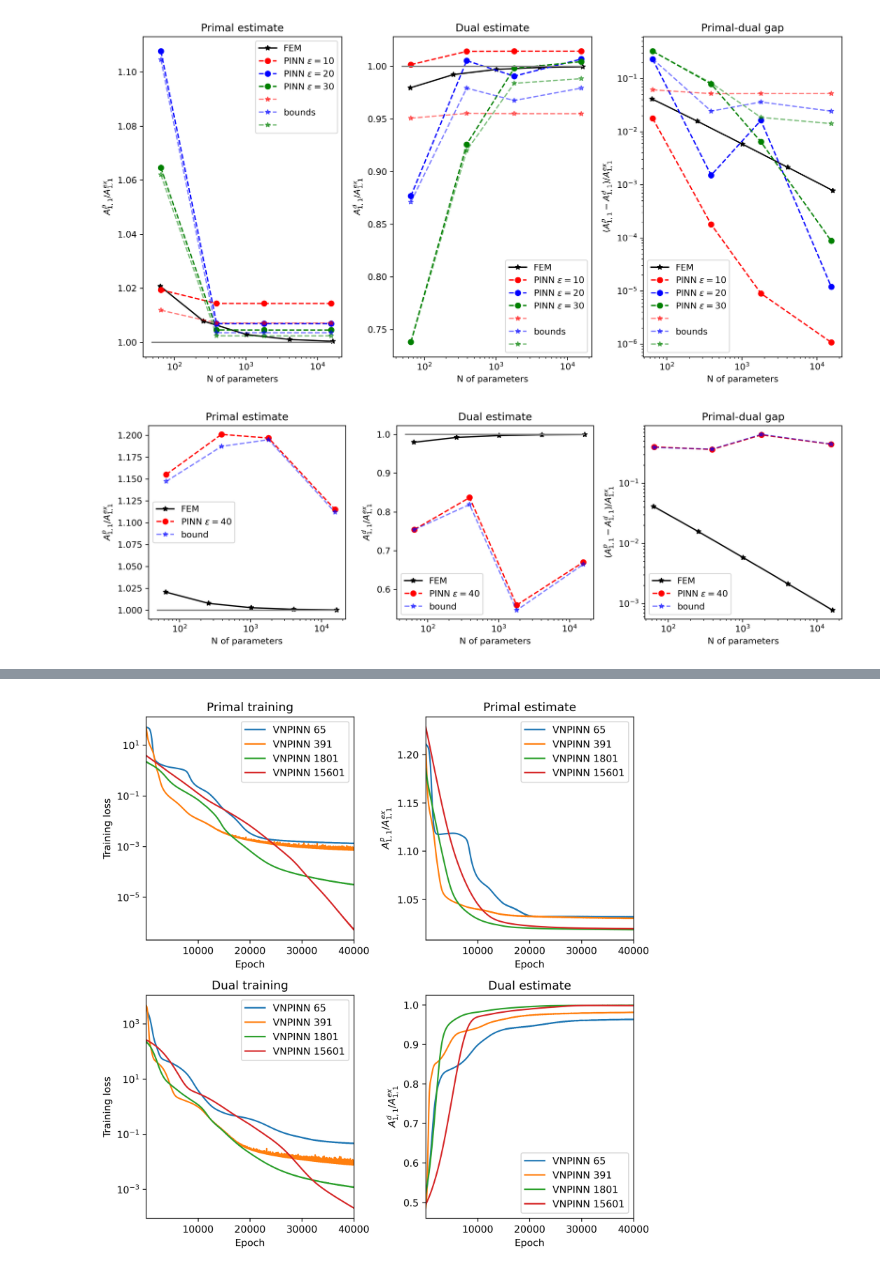
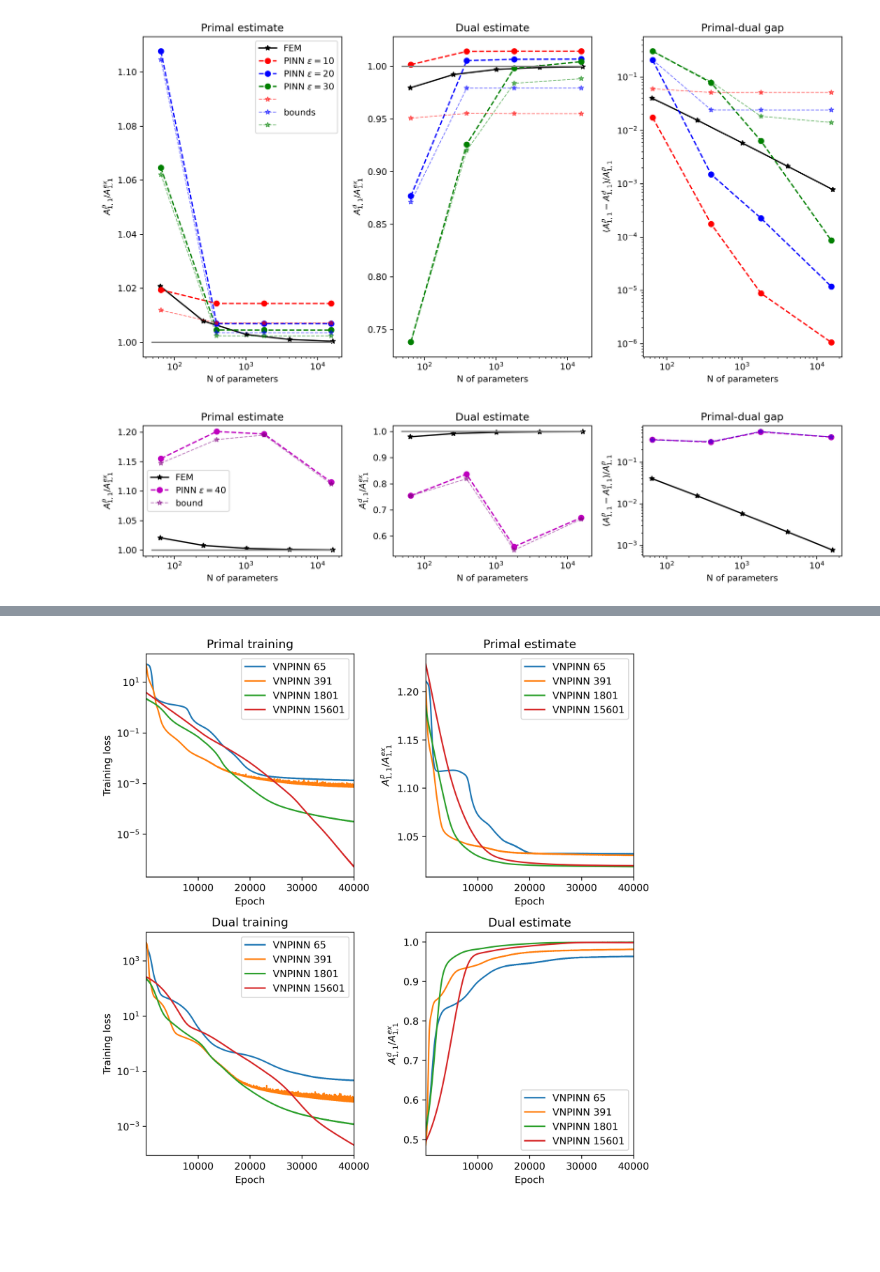
Before and after one commit to LiyaGaynutdinova/Homogenization-VPINN, a Jupyter notebook: draw_comparison.ipynb, the cells around one changed output, grey strips where cells are left out. Saved outputs shown, nothing was run; the diff lists cells and outputs as text; code cells hidden in the pictures; blank space fills up the shorter version.

```diff
--- a/draw_comparison.ipynb
+++ b/draw_comparison.ipynb
@@ -144,9 +142,9 @@ axs[0].plot((grid_size-1)**2, upper_bounds_FE/A_ex, 'k-*')
 axs[0].plot(par_size, upper_bounds_PINN_10/A_ex, 'r--o')
 axs[0].plot(par_size, upper_bounds_PINN_20/A_ex, 'b--o')
 axs[0].plot(par_size, upper_bounds_PINN_30/A_ex, 'g--o')
-axs[0].plot(par_size, upper_bounds_PINN_i_10/A_ex, 'r--*', alpha=0.5)
-axs[0].plot(par_size, upper_bounds_PINN_i_20/A_ex, 'b--*', alpha=0.5)
-axs[0].plot(par_size, upper_bounds_PINN_i_30/A_ex, 'g--*', alpha=0.5)
+axs[0].plot(par_size, upper_bounds_PINN_i_10/A_ex, 'r--*', alpha=0.5, linewidth=1)
+axs[0].plot(par_size, upper_bounds_PINN_i_20/A_ex, 'b--*', alpha=0.5, linewidth=1)
+axs[0].plot(par_size, upper_bounds_PINN_i_30/A_ex, 'g--*', alpha=0.5, linewidth=1)
 axs[0].plot(pars, a_ex, c='grey')
 axs[0].set_xlabel('N of parameters')
 axs[0].set_ylabel('$A^p_{1,1} / A^{ex}_{1,1}$')
@@ -158,66 +156,66 @@ axs[1].plot((grid_size-1)**2, lower_bounds_FE/A_ex, 'k-*')
 axs[1].plot(par_size, lower_bounds_PINN_10/A_ex, 'r--o')
 axs[1].plot(par_size, lower_bounds_PINN_20/A_ex, 'b--o')
 axs[1].plot(par_size, lower_bounds_PINN_30/A_ex, 'g--o')
-axs[1].plot(par_size, lower_bounds_PINN_i_10/A_ex, 'r--*', alpha=0.5)
-axs[1].plot(par_size, lower_bounds_PINN_i_20/A_ex, 'b--*', alpha=0.5)
-axs[1].plot(par_size, lower_bounds_PINN_i_30/A_ex, 'g--*', alpha=0.5)
+axs[1].plot(par_size, lower_bounds_PINN_i_10/A_ex, 'r--*', alpha=0.5, linewidth=1)
+axs[1].plot(par_size, lower_bounds_PINN_i_20/A_ex, 'b--*', alpha=0.5, linewidth=1)
+axs[1].plot(par_size, lower_bounds_PINN_i_30/A_ex, 'g--*', alpha=0.5, linewidth=1)
 axs[1].plot(pars, a_ex, c='grey')
 axs[1].set_xlabel('N of parameters')
 axs[1].set_ylabel('$A^d_{1,1} / A^{ex}_{1,1}$')
-axs[1].legend(['FEM', 'PINN $\epsilon =10$', 'PINN $\epsilon =20$', 'PINN $\epsilon =30$', '', 'bounds', ''])
+#axs[1].legend(['FEM', 'PINN $\epsilon =10$', 'PINN $\epsilon =20$', 'PINN $\epsilon =30$', '', 'bounds', ''])
 axs[1].set_xscale('log')
 axs[1].set_title('Dual estimate')
 
-axs[2].plot((grid_size-1)**2, (upper_bounds_FE-lower_bounds_FE)/A_ex, 'k-*')
-axs[2].plot(par_size, (upper_bounds_PINN_10-lower_bounds_PINN_10)/A_ex, 'r--o')
-axs[2].plot(par_size, (upper_bounds_PINN_20-lower_bounds_PINN_20)/A_ex, 'b--o')
-axs[2].plot(par_size, (upper_bounds_PINN_30-lower_bounds_PINN_30)/A_ex, 'g--o')
-axs[2].plot(par_size, (upper_bounds_PINN_i_10-lower_bounds_PINN_i_10)/A_ex, 'r--*', alpha=0.5)
-axs[2].plot(par_size, (upper_bounds_PINN_i_20-lower_bounds_PINN_i_20)/A_ex, 'b--*', alpha=0.5)
-axs[2].plot(par_size, (upper_bounds_PINN_i_30-lower_bounds_PINN_i_30)/A_ex, 'g--*', alpha=0.5)
+axs[2].plot((grid_size-1)**2, (upper_bounds_FE-lower_bounds_FE)/upper_bounds_FE, 'k-*')
+axs[2].plot(par_size, (upper_bounds_PINN_10-lower_bounds_PINN_10)/upper_bounds_PINN_10, 'r--o')
+axs[2].plot(par_size, (upper_bounds_PINN_20-lower_bounds_PINN_20)/upper_bounds_PINN_20, 'b--o')
+axs[2].plot(par_size, (upper_bounds_PINN_30-lower_bounds_PINN_30)/upper_bounds_PINN_30, 'g--o')
+axs[2].plot(par_size, (upper_bounds_PINN_i_10-lower_bounds_PINN_i_10)/upper_bounds_PINN_i_10, 'r--*', alpha=0.5, linewidth=1)
+axs[2].plot(par_size, (upper_bounds_PINN_i_20-lower_bounds_PINN_i_20)/upper_bounds_PINN_i_20, 'b--*', alpha=0.5, linewidth=1)
+axs[2].plot(par_size, (upper_bounds_PINN_i_30-lower_bounds_PINN_i_30)/upper_bounds_PINN_i_30, 'g--*', alpha=0.5, linewidth=1)
 axs[2].set_xlabel('N of parameters')
-axs[2].set_ylabel('$(A^p_{1,1}-A^d_{1,1}) / A^{ex}_{1,1}$')
-axs[2].legend(['FEM', 'PINN $\epsilon =10$', 'PINN $\epsilon =20$', 'PINN $\epsilon =30$', '', 'bounds', ''])
+axs[2].set_ylabel('$(A^p_{1,1}-A^d_{1,1}) / A^p_{1,1}$')
+#axs[2].legend(['FEM', 'PINN $\epsilon =10$', 'PINN $\epsilon =20$', 'PINN $\epsilon =30$', '', 'bounds', ''])
 axs[2].set_xscale('log')
 axs[2].set_yscale('log')
 axs[2].set_title('Primal-dual gap')
 
 plt.tight_layout()
 # %% [output]
-[figure, old version]
+[figure, new version]
 # %%
-fig, axs = plt.subplots(nrows=1, ncols=3, figsize=(12,4), dpi=300)
+fig, axs = plt.subplots(nrows=1, ncols=3, figsize=(12,3), dpi=300)
 
 axs[0].plot((grid_size-1)**2, upper_bounds_FE/A_ex, 'k-*')
-axs[0].plot(par_size, upper_bounds_PINN_40/A_ex, 'r--o')
-axs[0].plot(par_size, upper_bounds_PINN_i_40/A_ex, 'b--*', alpha=0.5)
+axs[0].plot(par_size, upper_bounds_PINN_40/A_ex, 'm--o')
+axs[0].plot(par_size, upper_bounds_PINN_i_40/A_ex, '--*', alpha=0.5, c=[0.5, 0, 0.5], linewidth=1)
 axs[0].plot(pars, a_ex, c='grey')
 axs[0].set_xlabel('N of parameters')
 axs[0].set_ylabel('$A^p_{1,1} / A^{ex}_{1,1}$')
 axs[0].legend(['FEM', 'PINN $\epsilon = 40$', 'bound'])
 axs[0].set_xscale('log')
 axs[0].set_title('Primal estimate')
 
 axs[1].plot((grid_size-1)**2, lower_bounds_FE/A_ex, 'k-*')
-axs[1].plot(par_size, lower_bounds_PINN_40/A_ex, 'r--o')
-axs[1].plot(par_size, lower_bounds_PINN_i_40/A_ex, 'b--*', alpha=0.5)
+axs[1].plot(par_size, lower_bounds_PINN_40/A_ex, 'm--o')
+axs[1].plot(par_size, lower_bounds_PINN_i_40/A_ex, '--*', alpha=0.5, c=[0.5, 0, 0.5], linewidth=1)
 axs[1].plot(pars, a_ex, c='grey')
 axs[1].set_xlabel('N of parameters')
 axs[1].set_ylabel('$A^d_{1,1} / A^{ex}_{1,1}$')
-axs[1].legend(['FEM', 'PINN $\epsilon = 40$', 'bound'])
+#axs[1].legend(['FEM', 'PINN $\epsilon = 40$', 'bound'])
 axs[1].set_xscale('log')
 axs[1].set_title('Dual estimate')
 
-axs[2].plot((grid_size-1)**2, (upper_bounds_FE-lower_bounds_FE)/A_ex, 'k-*')
-axs[2].plot(par_size, (upper_bounds_PINN_40-lower_bounds_PINN_40)/A_ex, 'r--o')
-axs[2].plot(par_size, (upper_bounds_PINN_i_40-lower_bounds_PINN_i_40)/A_ex, 'b--*', alpha=0.5)
+axs[2].plot((grid_size-1)**2, (upper_bounds_FE-lower_bounds_FE)/upper_bounds_FE, 'k-*')
+axs[2].plot(par_size, (upper_bounds_PINN_40-lower_bounds_PINN_40)/upper_bounds_PINN_40, 'm--o')
+axs[2].plot(par_size, (upper_bounds_PINN_i_40-lower_bounds_PINN_i_40)/upper_bounds_PINN_i_40, '--*', alpha=1, c=[0.4, 0, 0.8], linewidth=1)
 axs[2].set_xlabel('N of parameters')
-axs[2].set_ylabel('$(A^p_{1,1}-A^d_{1,1}) / A^{ex}_{1,1}$')
-axs[2].legend(['FEM', 'PINN $\epsilon = 40$', 'bound'])
+axs[2].set_ylabel('$(A^p_{1,1}-A^d_{1,1}) / A^p_{1,1}$')
+#axs[2].legend(['FEM', 'PINN $\epsilon = 40$', 'bound'])
 axs[2].set_xscale('log')
 axs[2].set_yscale('log')
 axs[2].set_title('Primal-dual gap')
 
 plt.tight_layout()
 # %% [output]
-[figure, old version]
+[figure, new version]
```
Also changed, not shown: parts of 10 cells of this notebook, 54 other files.
